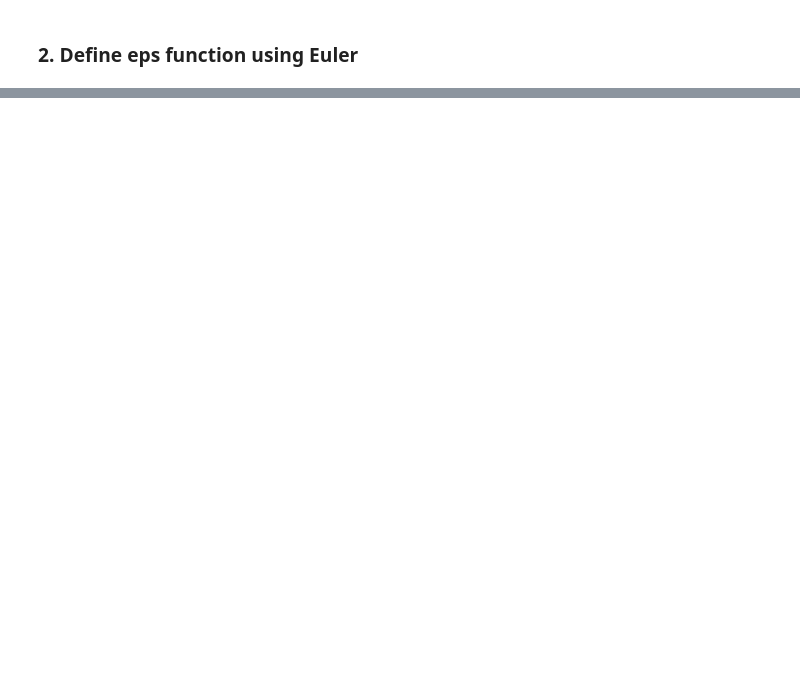
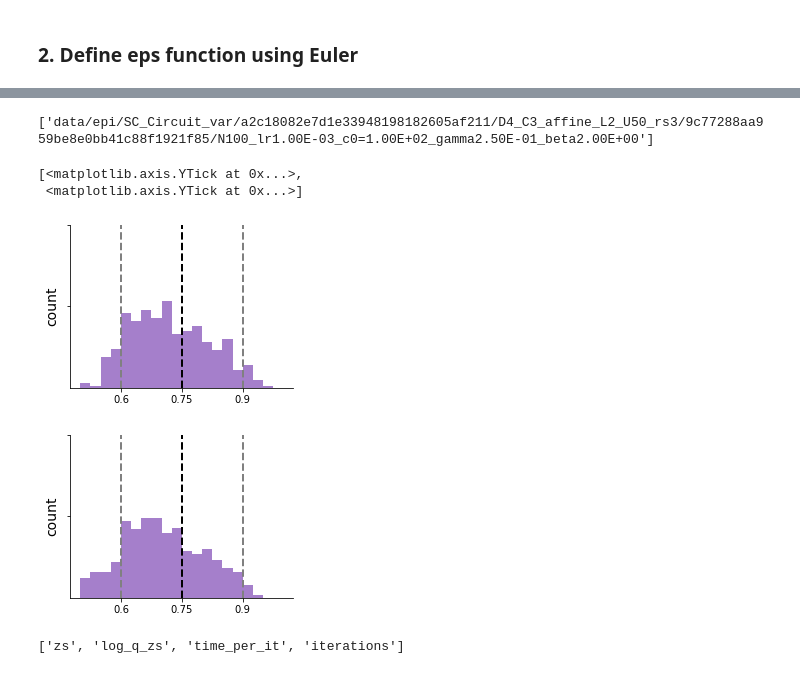
Before and after one commit to cunningham-lab/epi, a Jupyter notebook: notebooks/SC_Circuit/SC_acc_ABC.ipynb, the cells around one changed output, grey strips where cells are left out. Cells and saved outputs as stored; diff of their text form; code cells hidden in the pictures; blank space fills up the shorter version.

```diff
--- a/notebooks/SC_Circuit/SC_acc_ABC.ipynb
+++ b/notebooks/SC_Circuit/SC_acc_ABC.ipynb
@@ -218,0 +135,58 @@ total 1.0
+# %%
+lb = -5.
+ub = 5.
+sW = Parameter("sW", 1, lb=lb, ub=ub)
+vW = Parameter("vW", 1, lb=lb, ub=ub)
+dW = Parameter("dW", 1, lb=lb, ub=ub)
+hW = Parameter("hW", 1, lb=lb, ub=ub)
+parameters = [sW, vW, dW, hW]
+model = Model("SC_Circuit_var", parameters)
+model.set_eps(SC_acc_var(p))
+
+epi_df = model.get_epi_df()
+epi_df['c0'] = [al_hps['c0'] for al_hps in epi_df['AL_hps']]
+epi_df['beta'] = [al_hps['beta'] for al_hps in epi_df['AL_hps']]
+epi_df['random_seed'] = [al_hps['random_seed'] for al_hps in epi_df['arch']]
+epi_df['p'] = [ep['mu'][0] for ep in epi_df['EP']]
+epi_df['mu_std'] = [np.sqrt(ep['mu'][2]) for ep in epi_df['EP']]
+
+mu_std = 0.075
+mu =  np.array([p, 1-p, mu_std**2, mu_std**2])
+epi_df = epi_df[(epi_df['p']==p)
+              & (epi_df['beta']==2.)
+              & (epi_df['mu_std']==mu_std)
+              & (epi_df['random_seed']==3)]
+print(epi_df['path'].unique())
+
+paths = sorted(epi_df['path'].unique())
+path = paths[0]
+best_k = 10
+
+_epi_df = epi_df[epi_df['path'] == path]
+df_row = _epi_df.iloc[0]
+init = df_row['init']
+init_params = {"mu":init["mu"], "Sigma":init["Sigma"]}
+nf = model._df_row_to_nf(df_row)
+aug_lag_hps = model._df_row_to_al_hps(df_row)
+
+dist = model._get_epi_dist(best_k, init_params, nf, mu, aug_lag_hps)
+# %% [output]
+['data/epi/SC_Circuit_var/a2c18082e7d1e33948198182605af211/D4_C3_affine_L2_U50_rs3/9c77288aa959be8e0bb41c88f1921f85/N100_lr1.00E-03_c0=1.00E+02_gamma2.50E-01_beta2.00E+00']
+# %%
+z_epi = dist(500)
+T_x_epi = model.eps(z).numpy()
+ax = plot_T_x(None, T_x_epi[:,0], xmin=.5, xmax=1., bins=bins,
+         x_mean = 0.75, x_std = 0.075, figsize=(4,3), ylim=ylims)
+ax.set_yticks([50, 100])
+ax = plot_T_x(None, 1.-T_x_epi[:,1], xmin=.5, xmax=1., bins=bins,
+         x_mean = 0.75, x_std = 0.075, figsize=(4,3), ylim=ylims)
+ax.set_yticks([50, 100])
+# %% [output]
+[<matplotlib.axis.YTick at 0x...>,
+ <matplotlib.axis.YTick at 0x...>]
+[figure, added]
+[figure, added]
+# %%
+print([key for key in movie_data.keys()])
+# %% [output]
+['zs', 'log_q_zs', 'time_per_it', 'iterations']
```
Also changed, not shown: parts of 14 cells of this notebook.
